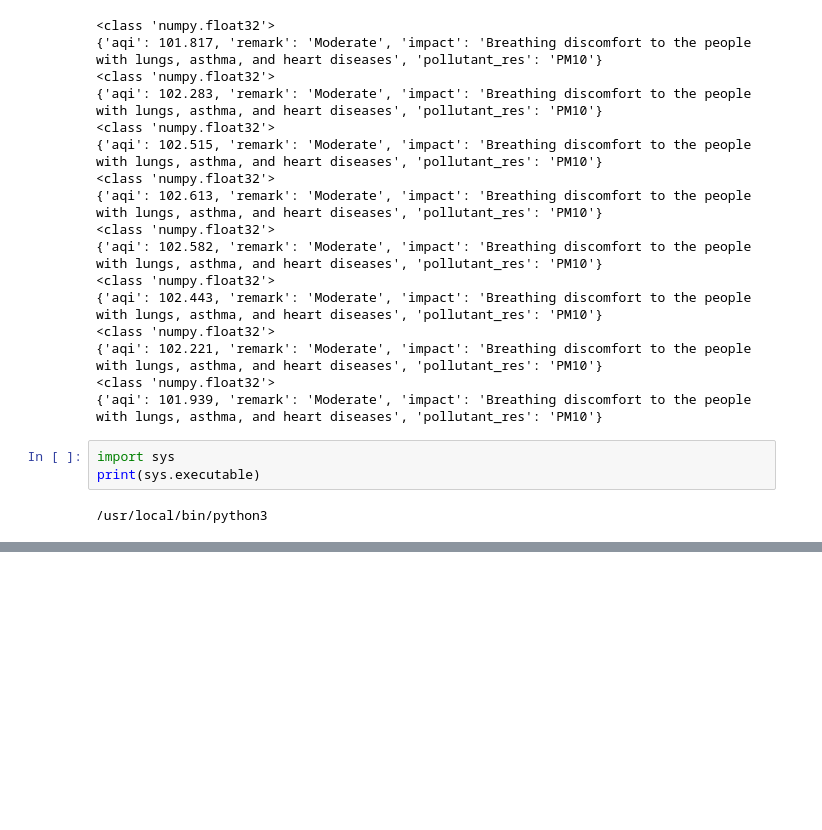
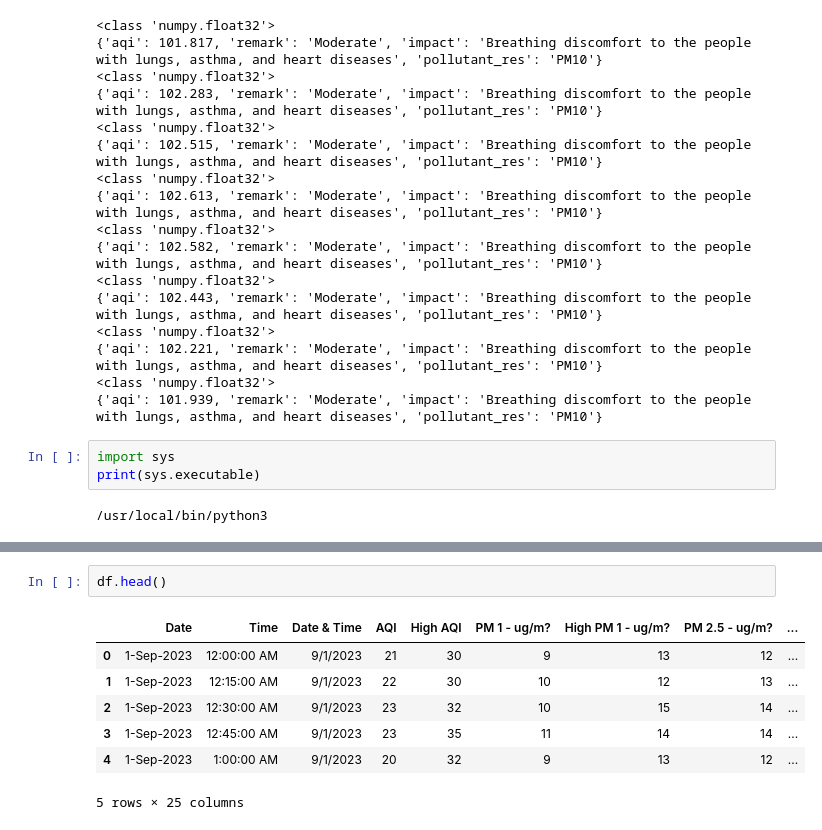
Before and after one commit to arif9353/Davies_WeatherHack, a Jupyter notebook: backend/MIHIRESS/test.ipynb, the cells around one changed output, grey strips where cells are left out. Cells and saved outputs as stored; diff of their text form; blank space fills up the shorter version.

```diff
--- a/backend/MIHIRESS/test.ipynb
+++ b/backend/MIHIRESS/test.ipynb
@@ -352,0 +381,10 @@ print(sys.executable)
+# %%
+df.head()
+# %% [output]
+|  | Date | Time | Date & Time | AQI | High AQI | PM 1 - ug/m? | High PM 1 - ug/m? | PM 2.5 - ug/m? | ... |
+| 0 | 1-Sep-2023 | 12:00:00 AM | 9/1/2023 | 21 | 30 | 9 | 13 | 12 | ... |
+| 1 | 1-Sep-2023 | 12:15:00 AM | 9/1/2023 | 22 | 30 | 10 | 12 | 13 | ... |
+| 2 | 1-Sep-2023 | 12:30:00 AM | 9/1/2023 | 23 | 32 | 10 | 15 | 14 | ... |
+| 3 | 1-Sep-2023 | 12:45:00 AM | 9/1/2023 | 23 | 35 | 11 | 14 | 14 | ... |
+| 4 | 1-Sep-2023 | 1:00:00 AM | 9/1/2023 | 20 | 32 | 9 | 13 | 12 | ... |
+5 rows × 25 columns
```
Also changed, not shown: parts of 17 cells of this notebook, 8 other files.
